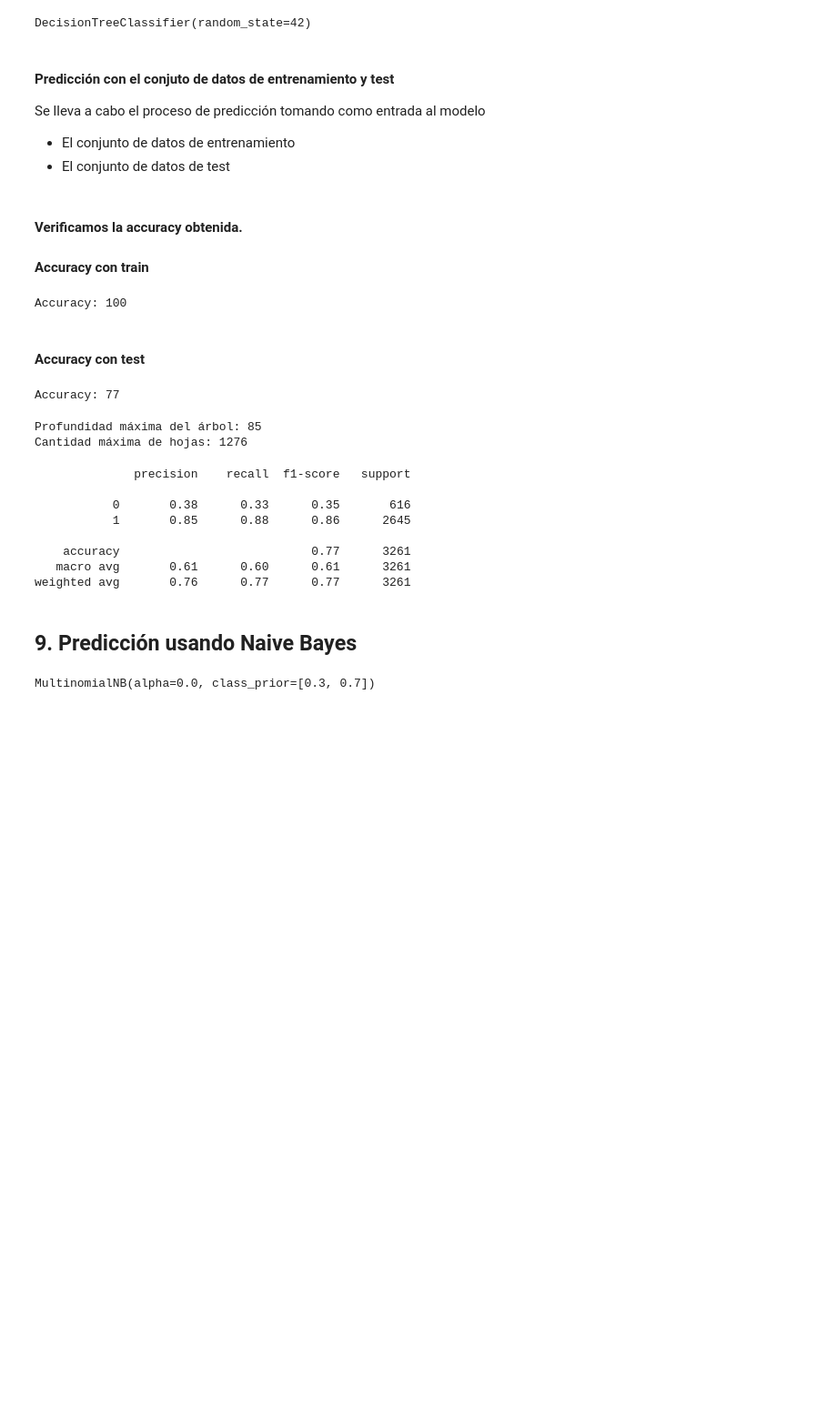
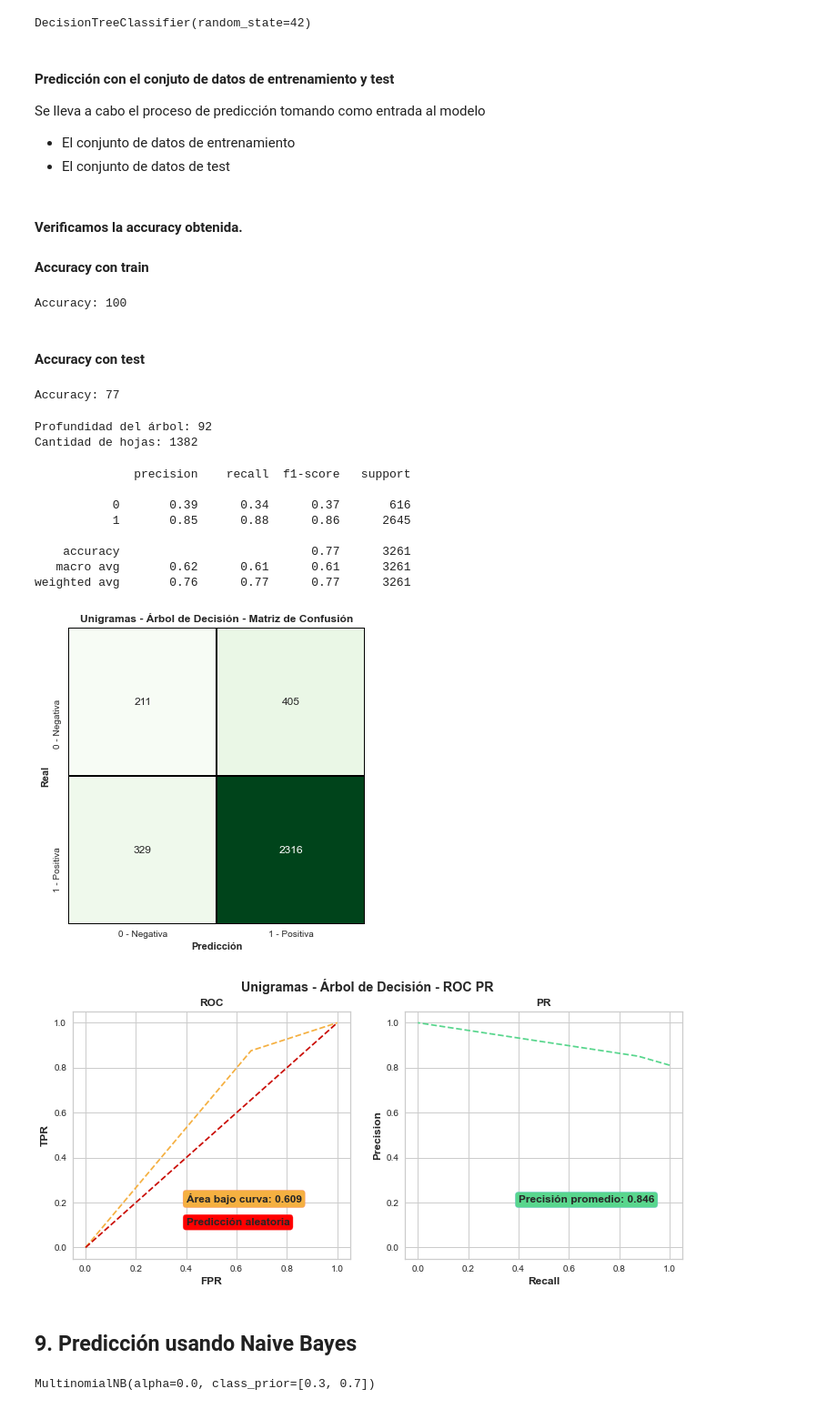
Before and after one commit to giannipablo/MentoriaDiploDatos2020, a Jupyter notebook: Practico_3y4_part_5.ipynb, the cells around one changed output. Shown at 91% size. Drawn from its saved outputs; the diff is of its cells as text; code cells hidden in the pictures; blank space fills up the shorter version.

Commit message:
Un poco más de detalles en el reporte de desempeño Confusion Matrix, ROC, PR

```diff
--- a/Practico_3y4_part_5.ipynb
+++ b/Practico_3y4_part_5.ipynb
@@ -82,7 +82,28 @@ from sklearn.linear_model import SGDClassifier
 
 # Para calcular métricas
 from sklearn.metrics import (accuracy_score, precision_score, recall_score,
-                             f1_score, classification_report)
+                             f1_score, classification_report, plot_roc_curve, confusion_matrix)
 
 # Para vectorizar los tokens
 from sklearn.feature_extraction.text import CountVectorizer
+
+# Utiles
+from utiles import basic_metrics
+from utiles import plot_cm
+from utiles import plot_roc_pr
+
+# Colores
+BLUE   = '#5DADE2'
+RED    = '#ff7043'
+ORANGE = '#F5B041'
+GREEN  = '#58D68D'
+YELLOW = '#F4D03F'
+
+# Plot axes y legends parambs
+plt.rcParams["axes.labelweight"]   = "bold"
+plt.rcParams["axes.titleweight"]   = "bold"
+plt.rcParams["legend.shadow"]      = True
+plt.rcParams["figure.titleweight"] = "bold"
+
+# Classes
+classes = ['0 - Negativa', '1 - Positiva']
@@ -89,3 +112,15 @@ from sklearn.feature_extraction.text import CountVectorizer
+# %%
+# Informa los reultados obtenidos mediante la matriz de confusión (heatmap) y classification_report
+def informar_resultados(y_test, pred_y, y_test_pred_prob, Title=''):
+    print (classification_report(y_test, pred_y), '\n\n')
+    conf_matrix = confusion_matrix(y_test, pred_y)
+    plt.figure(figsize=(6, 6))
+    sns.heatmap(conf_matrix, xticklabels=classes, yticklabels=classes, annot=True, fmt="d", cmap='Greens', linecolor='black', linewidths=1, square=True, cbar=False);
+    plt.title(Title + " - Matriz de Confusión")
+    plt.ylabel('Real')
+    plt.xlabel('Predicción')
+    plt.show()
+    plot_roc_pr(y_test,  pred_y, y_test_pred_prob, Title= Title + ' - ROC PR',  x_text=0.4, y_text=0.2, size_text=12, size=(12,5), ms=15, colorR=ORANGE, colorP=GREEN, label=None);
 # %% [markdown]
 ## 3. Carga de datos y limpieza
 
@@ -365,23 +400,25 @@ print ('Accuracy: %d ' % ((np.sum(y_test == y_test_pred_arbolD))/float(y_test.si
 # %% [output]
 Accuracy: 77
 # %%
-print('Profundidad máxima del árbol:', arbol_decision.get_depth())
-print('Cantidad máxima de hojas:', arbol_decision.get_n_leaves())
+print('Profundidad del árbol:', arbol_decision.get_depth())
+print('Cantidad de hojas:', arbol_decision.get_n_leaves())
 # %% [output]
-Profundidad máxima del árbol: 85
-Cantidad máxima de hojas: 1276
+Profundidad del árbol: 92
+Cantidad de hojas: 1382
-# %%
-# Classification report
-print(classification_report(y_test, y_test_pred_arbolD))
-# %% [output]
-              precision    recall  f1-score   support
-
-           0       0.38      0.33      0.35       616
-           1       0.85      0.88      0.86      2645
-
-    accuracy                           0.77      3261
-   macro avg       0.61      0.60      0.61      3261
-weighted avg       0.76      0.77      0.77      3261
+# %%
+# Informar resultados
+informar_resultados(y_test, y_test_pred_arbolD, y_test_pred_arbolDp[:,1], 'Unigramas - Árbol de Decisión')
+# %% [output]
+              precision    recall  f1-score   support
+
+           0       0.39      0.34      0.37       616
+           1       0.85      0.88      0.86      2645
+
+    accuracy                           0.77      3261
+   macro avg       0.62      0.61      0.61      3261
+weighted avg       0.76      0.77      0.77      3261
+[figure, added]
+[figure, added]
 # %% [markdown]
 ## 9. Predicción usando Naive Bayes
 # %%
```
Also changed, not shown: parts of 20 cells of this notebook.
